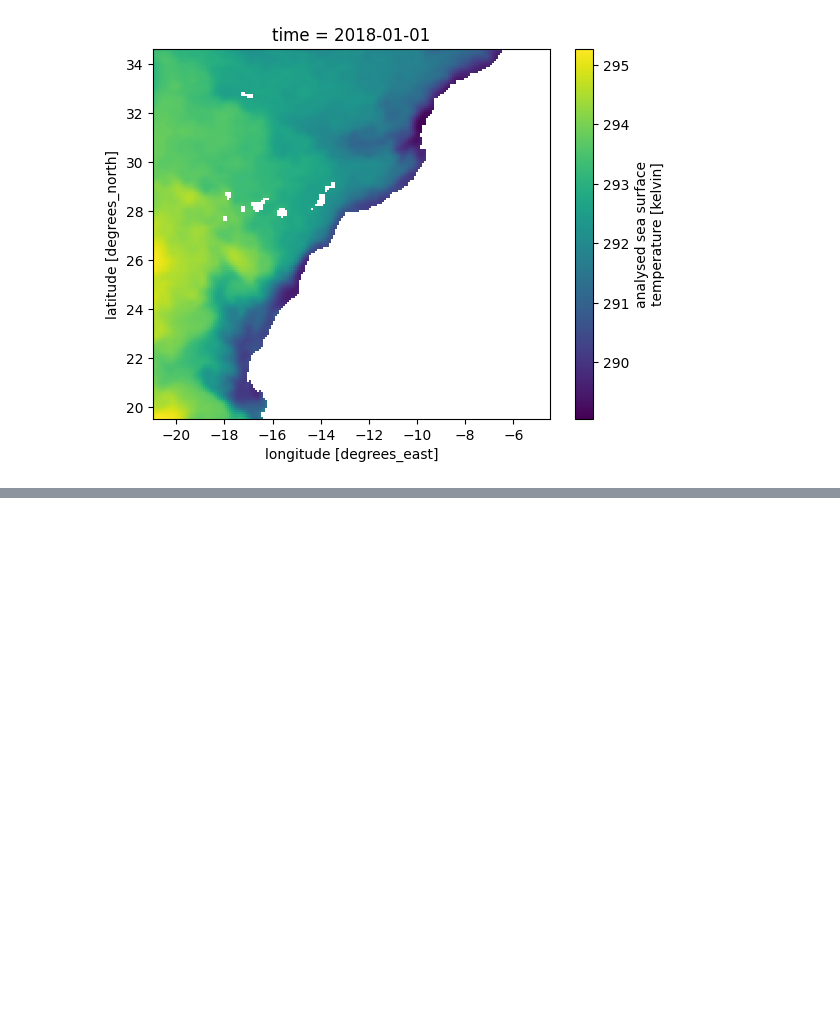
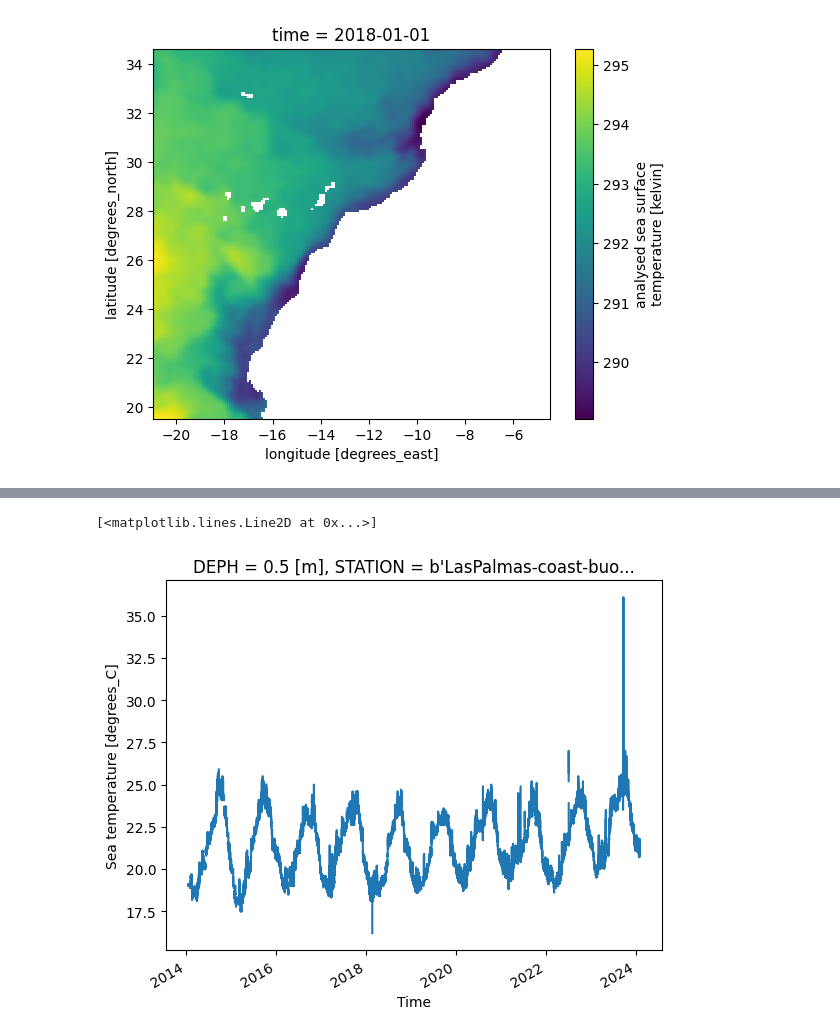
Before and after one commit to gacuervol/PhD_repo, a Jupyter notebook: data/SST_sat_model.ipynb, the cells around one changed output, grey strips where cells are left out. Drawn from its saved outputs; the diff is of its cells as text; code cells hidden in the pictures; blank space fills up the shorter version.

```diff
--- a/data/SST_sat_model.ipynb
+++ b/data/SST_sat_model.ipynb
@@ -142,0 +236,5 @@ SST_SAT_resized.to_netcdf("C:\\Users\\gcuervo\\OneDrive - Universidad de Las Pal
+# %%
+data_buoy_nc.isel(DEPTH=1).plot()
+# %% [output]
+[<matplotlib.lines.Line2D at 0x...>]
+[figure, added]
```
Also changed, not shown: parts of 18 cells of this notebook.
